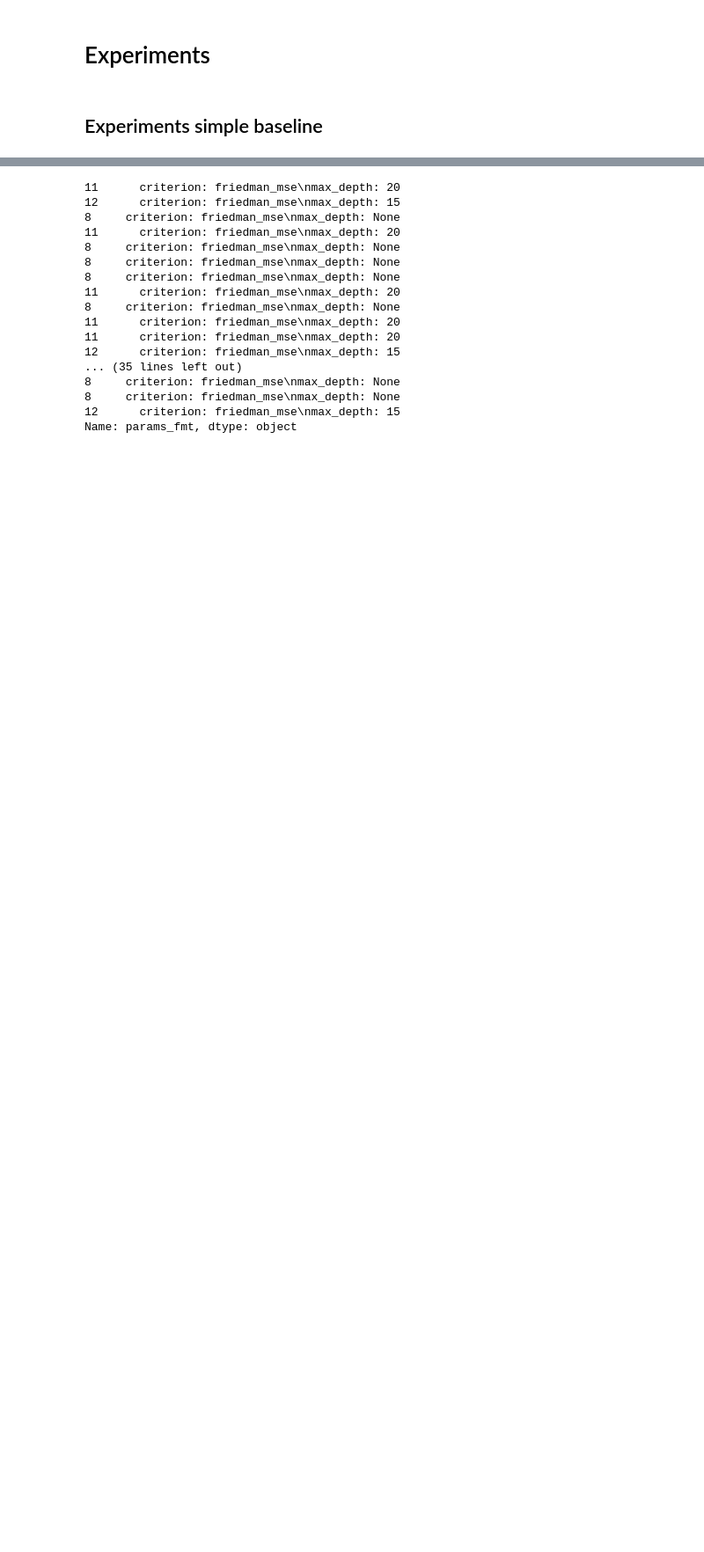
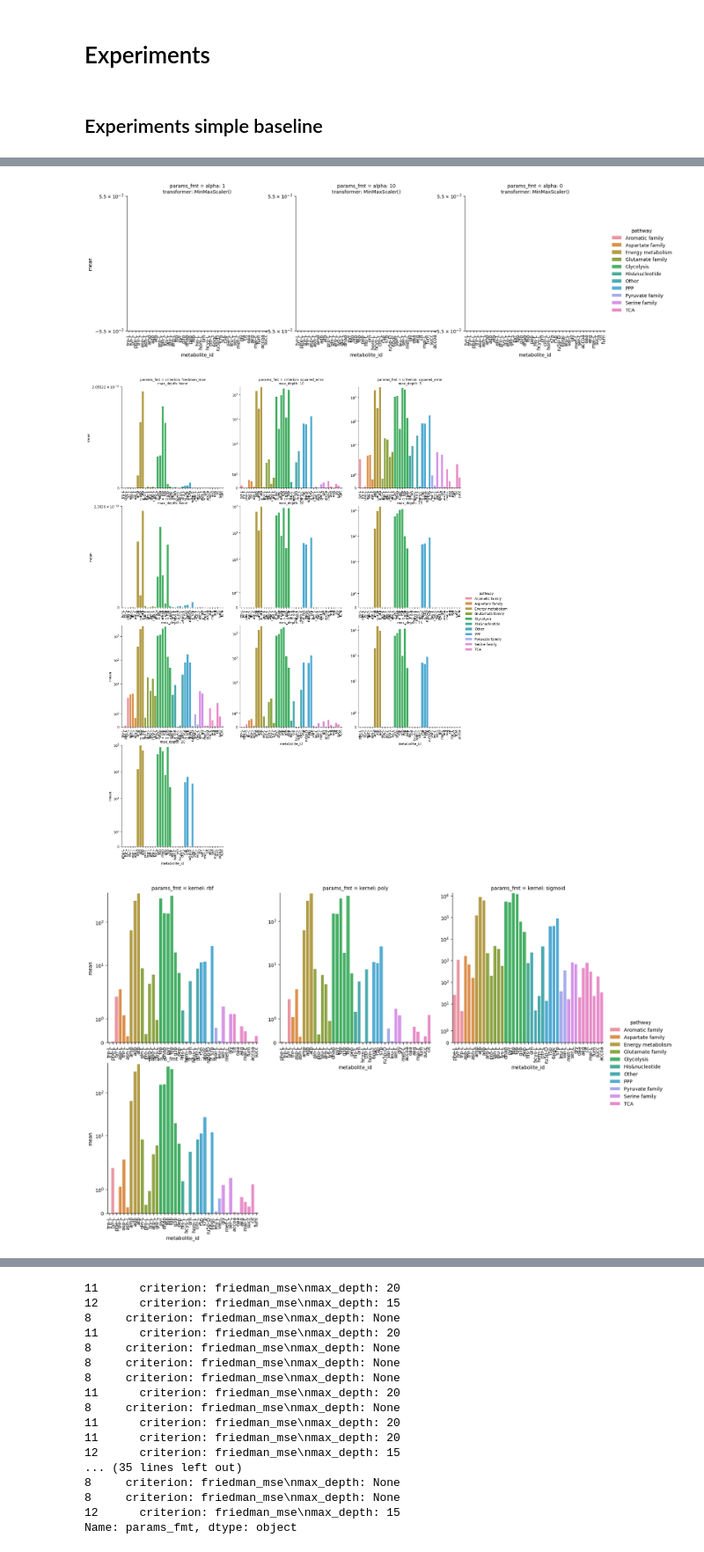
Before and after one commit to trdvangraft/thesis, a Jupyter notebook: metaengineering/results_analyser.ipynb, the cells around one changed output, grey strips where cells are left out. Shown at 88% size. Cells and saved outputs as stored; diff of their text form; code cells hidden in the pictures; blank space fills up the shorter version.

```diff
--- a/metaengineering/results_analyser.ipynb
+++ b/metaengineering/results_analyser.ipynb
@@ -121,0 +143,26 @@ array(['alpha: 0\ntransformer: MinMaxScaler()',
+# %%
+
+# grp_order = _df.index
+
+for reggressor in df['regressor'].unique():
+    _df = df[df['regressor'] == reggressor].sort_values('pathway')
+    g = sns.catplot(
+        x='metabolite_id',
+        y='mean',
+        hue='pathway',
+        # row='regressor',
+        col='params_fmt',
+        col_wrap=3,
+        sharey=False,
+        sharex=False,
+        kind='bar',
+        data=_df,
+        dodge=False,
+    )
+
+    g.set(yscale='symlog')
+    g.set_xticklabels(rotation=90)
+# %% [output]
+[figure, added]
+[figure, added]
+[figure, added]
```
Also changed, not shown: parts of 16 cells of this notebook, 5 other files.
